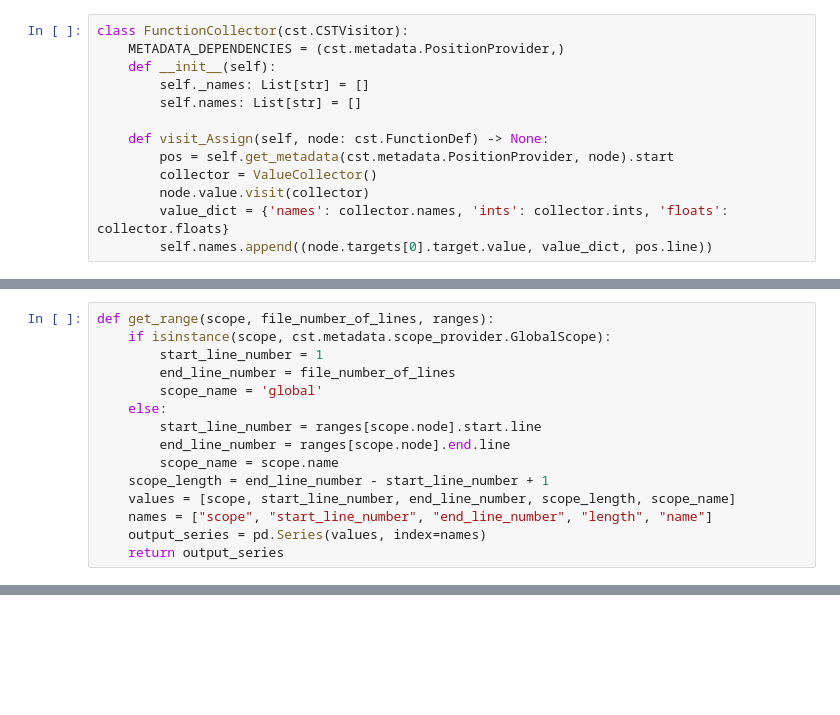
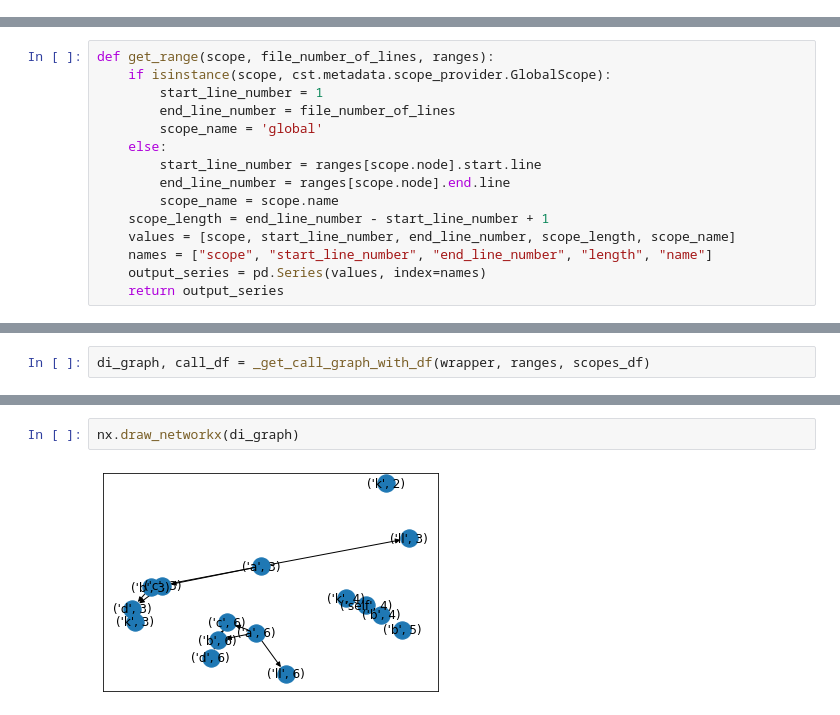
Before and after one commit to erez-aharonov/alkh, a Jupyter notebook: notebooks/explain_var.ipynb, the cells around one changed output, grey strips where cells are left out. Drawn from its saved outputs; the diff is of its cells as text; blank space fills up the shorter version.

```diff
--- a/notebooks/explain_var.ipynb
+++ b/notebooks/explain_var.ipynb
@@ -274,13 +17,0 @@ c['line'].values- 1
-# %%
-class FunctionCollector(cst.CSTVisitor):
-    METADATA_DEPENDENCIES = (cst.metadata.PositionProvider,)
-    def __init__(self):
-        self._names: List[str] = []
-        self.names: List[str] = []
-
-    def visit_Assign(self, node: cst.FunctionDef) -> None:
-        pos = self.get_metadata(cst.metadata.PositionProvider, node).start
-        collector = ValueCollector()
-        node.value.visit(collector)
-        value_dict = {'names': collector.names, 'ints': collector.ints, 'floats': collector.floats}
-        self.names.append((node.targets[0].target.value, value_dict, pos.line))
@@ -363,0 +117,2 @@ b
+# %%
+di_graph, call_df = _get_call_graph_with_df(wrapper, ranges, scopes_df)
@@ -363,0 +137,4 @@ b
+# %%
+nx.draw_networkx(di_graph)
+# %% [output]
+[figure, added]
```
Also changed, not shown: parts of 78 cells of this notebook, 4 other files.
